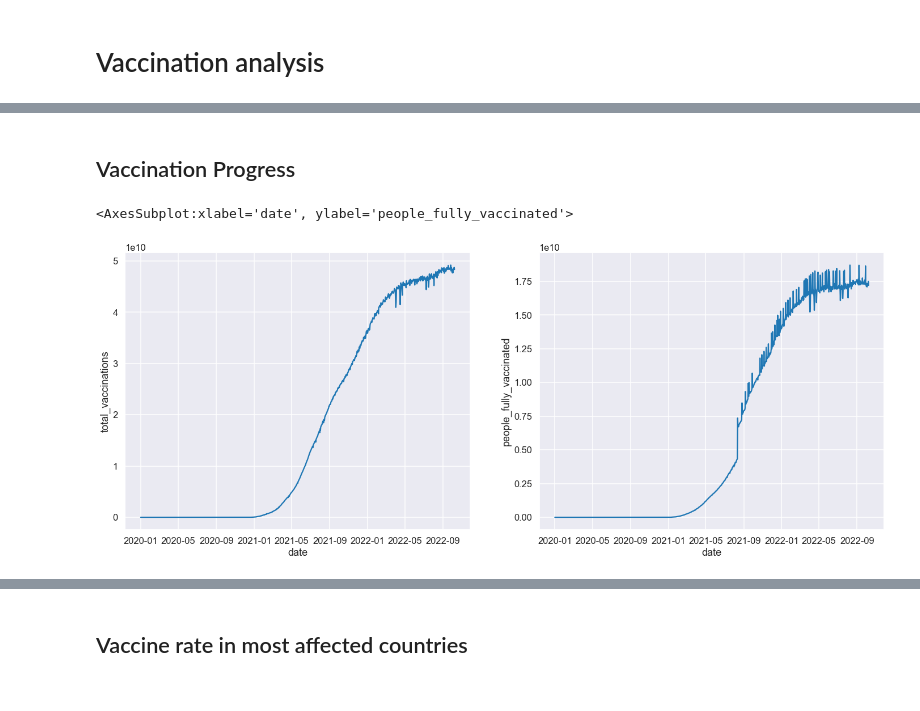
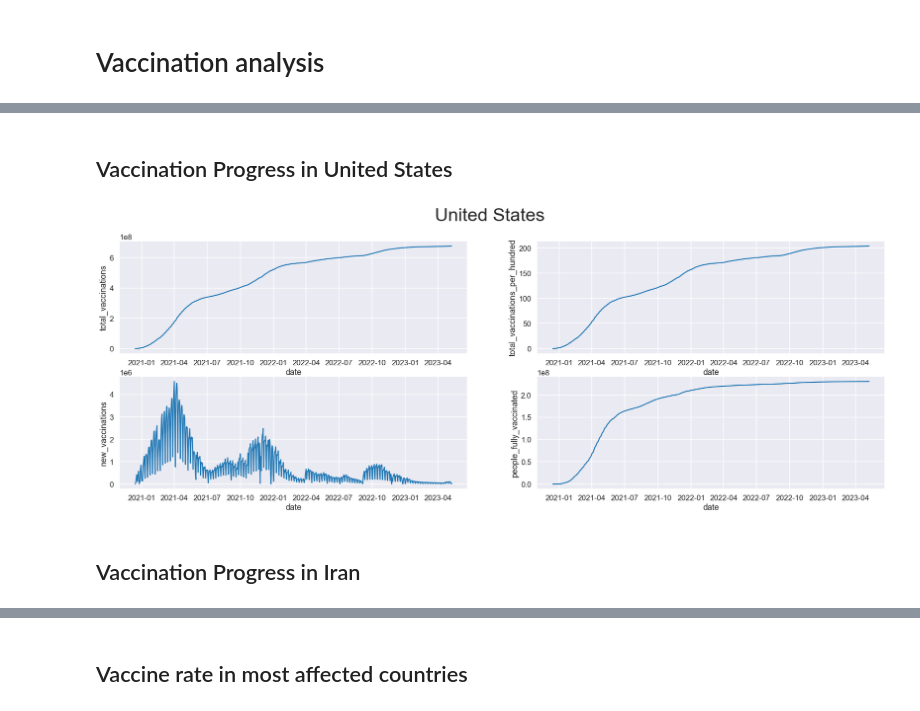
Before and after one commit to Mohammad8921/Corona-EDA, a Jupyter notebook: AllCountries-EDA.ipynb, the cells around one changed output, grey strips where cells are left out. Cells and saved outputs as stored; diff of their text form; code cells hidden in the pictures.

```diff
--- a/AllCountries-EDA.ipynb
+++ b/AllCountries-EDA.ipynb
@@ -211,0 +195,28 @@ vaccine_df.sample(10)
+# %%
+class VaccinationEDA_World:
+    def __init__(self):
+        vaccine_df = pd.read_csv('./Dataset/owid-covid-data.csv', usecols=['continent','location','date','new_vaccinations', 'total_vaccinations', 'people_fully_vaccinated', 'total_vaccinations_per_hundred', 'population'])
+        vaccine_df['date'] = pd.to_datetime(vaccine_df['date'], format="%Y-%m-%d")
+        self.data = vaccine_df
+
+    def plotMeasures(self, country):
+        fig = plt.figure(figsize=(30,10))
+        ax = fig.subplots(2,2)
+        sns.lineplot(data=self.data[self.data['location']==country].dropna(), x='date', y='total_vaccinations', ax=ax[0,0])
+        sns.lineplot(data=self.data[self.data['location']==country].dropna(), x='date', y='total_vaccinations_per_hundred', ax=ax[0,1])
+        sns.lineplot(data=self.data[self.data['location']==country].dropna(), x='date', y='new_vaccinations', ax=ax[1,0])
+        sns.lineplot(data=self.data[self.data['location']==country].dropna(), x='date', y='people_fully_vaccinated', ax=ax[1,1])
+
+        fig.suptitle(country, fontsize=40)
+
+    def getDataFrame(self):
+        return self.data
+
+    def coutriesWithHighestVaccinationSpeed(self, head=10):
+        countries = self.data[~self.data.isin(['Africa', 'Europe', 'European Union', 'North America', 'South America', 'Asia', 'Upper middle income', 'Lower middle income', 'High income', 'World'])]['location']
+        highest_speed = self.data[self.data['location'].isin(countries)].groupby('location', as_index=False)['new_vaccinations'].mean().sort_values('new_vaccinations', ascending=False).head(head)
+        highest_speed['new_vaccinations'] = highest_speed['new_vaccinations'].apply(lambda x: int(x))
+        return highest_speed.style.background_gradient(cmap='Greens')
+
+vaccine_analyzer  = VaccinationEDA_World()
+vaccine_analyzer.getDataFrame()
@@ -212,11 +237,8 @@ vaccine_df.sample(10)
+# %% [markdown]
+## Vaccination Progress in United States
+# %%
+vaccine_analyzer.plotMeasures(country='United States')
+# %% [output]
+[figure, added]
 # %% [markdown]
-## Vaccination Progress
+## Vaccination Progress in Iran
-# %%
-vaccine_by_date = vaccine_df.groupby('date', as_index=False)['total_vaccinations', 'people_fully_vaccinated'].sum()
-
-ax = plt.figure(figsize=(24,9)).subplots(1,2)
-sns.lineplot(data=vaccine_by_date[vaccine_by_date['date'] < '10-09-2022'], x='date', y='total_vaccinations', ax=ax[0])
-sns.lineplot(data=vaccine_by_date[vaccine_by_date['date'] < '10-09-2022'], x='date', y='people_fully_vaccinated', ax=ax[1])
-# %% [output]
-<AxesSubplot:xlabel='date', ylabel='people_fully_vaccinated'>
-[figure, removed]
```
Also changed, not shown: parts of 10 cells of this notebook.
